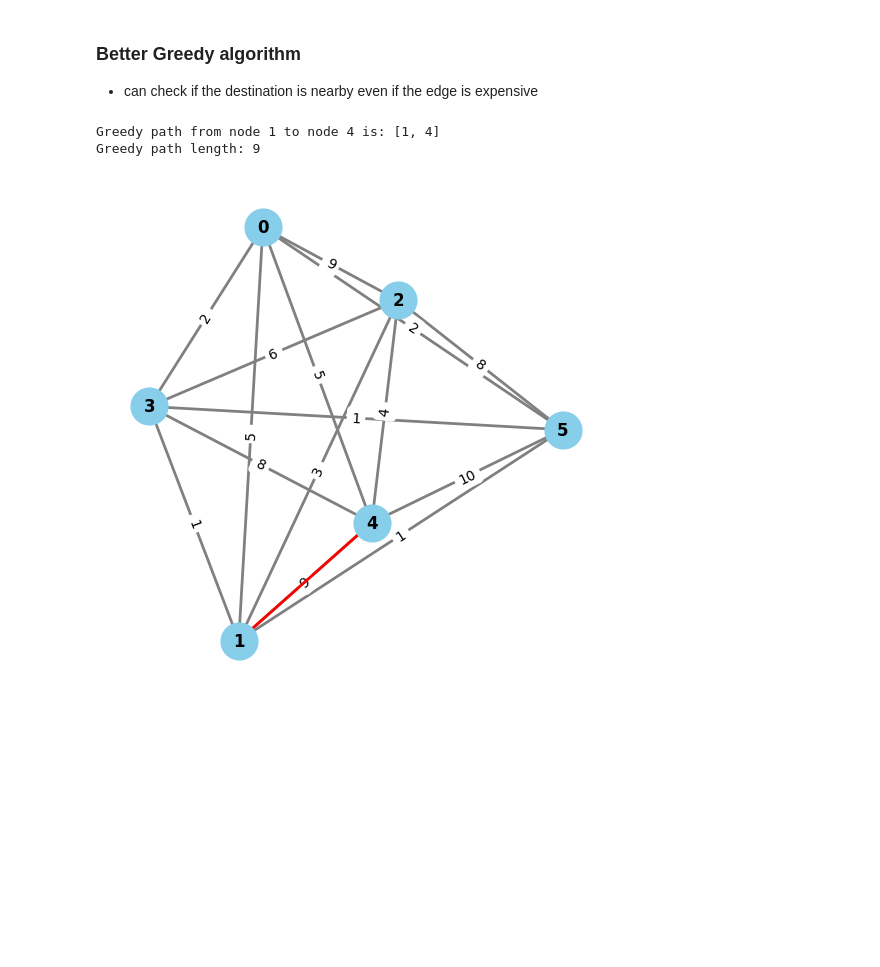
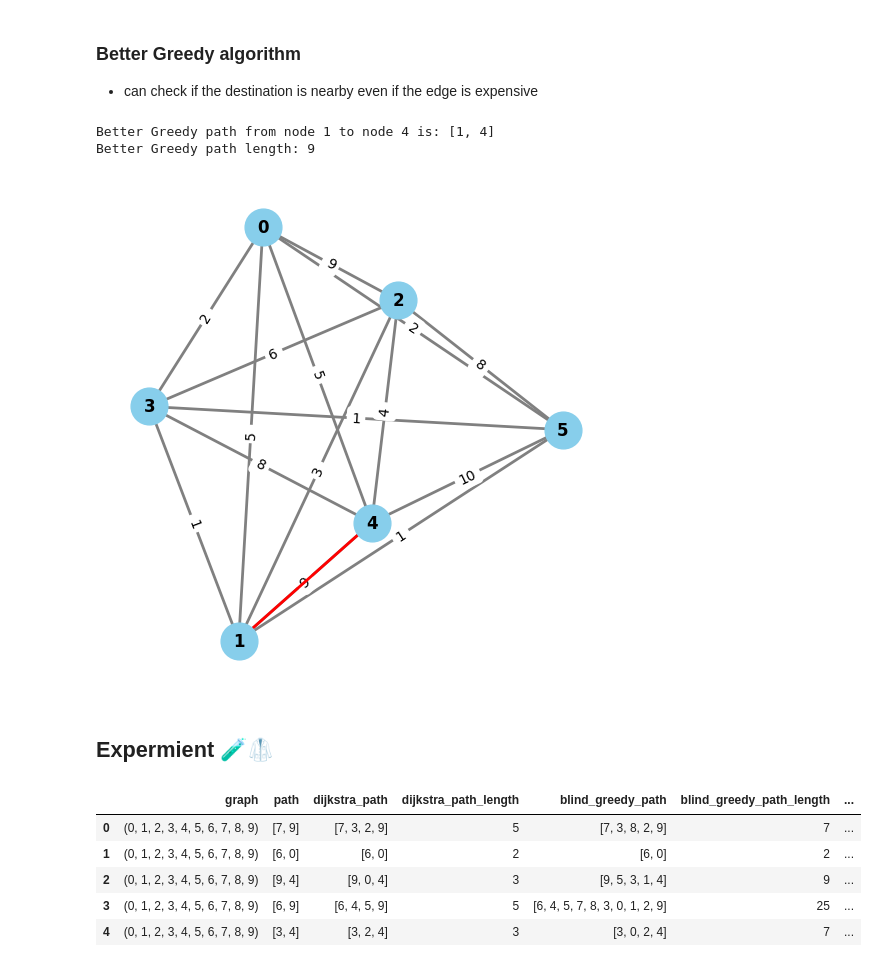
Before and after one commit to kaminskypavel/decision-making-book, a Jupyter notebook: diejkstra vs greedy.ipynb, the cells around one changed output. Saved outputs shown, nothing was run; the diff lists cells and outputs as text; code cells hidden in the pictures; blank space fills up the shorter version.

```diff
--- a/diejkstra vs greedy.ipynb
+++ b/diejkstra vs greedy.ipynb
@@ -124,11 +130,14 @@ def blind_greedy(G, start, end):
         path.append(next_node)
         current = next_node
     path_length = sum(G[path[i]][path[i + 1]]["weight"] for i in range(len(path) - 1))
-    print("Greedy path from node {} to node {} is: {}".format(start, end, path))
-    print("Greedy path length: {}".format(path_length))
 
     return path, path_length
 
-blind_greedy_path, blind_greedy_path_length = blind_greedy(G, 1, 4)
-plot_graph(G, path=blind_greedy_path)
+blind_greedy_path, blind_greedy_path_length = blind_greedy(G, start, end)
+
+print("Blind & Greedy path from node {} to node {} is: {}".format(start, end, blind_greedy_path))
+print("Blind & Greedy path length: {}".format(blind_greedy_path_length))
+
+plt= plot_graph(G, path=blind_greedy_path)
+plt.show()
 # %% [output]
@@ -156,15 +165,48 @@ def better_greedy(G, start,end):
         path.append(next_node)
         current = next_node
     path_length = sum(G[path[i]][path[i + 1]]["weight"] for i in range(len(path) - 1))
-    print("Greedy path from node {} to node {} is: {}".format(start, end, path))
-    print("Greedy path length: {}".format(path_length))
 
     return path, path_length
 
 
-better_greedy_path, better_greedy_path_length = better_greedy(G, 1, 4)
-plot_graph(G, path=better_greedy_path)
+better_greedy_path, better_greedy_path_length = better_greedy(G, start, end)
+print("Better Greedy path from node {} to node {} is: {}".format(start, end, better_greedy_path))
+print("Better Greedy path length: {}".format(better_greedy_path_length))
+
+plt = plot_graph(G, path=better_greedy_path)
+plt.show()
 # %% [output]
-Greedy path from node 1 to node 4 is: [1, 4]
-Greedy path length: 9
+Better Greedy path from node 1 to node 4 is: [1, 4]
+Better Greedy path length: 9
 [figure]
+# %% [markdown]
+## Expermient 🧪🥼
+# %%
+# generate a data frame that contains a column with a random graph g, a column with a randmon start edge from that graph, and a column with a random end  node from that graph
+
+import pandas as pd
+
+def generate_random_graphs(N, M=math.inf, num_graphs=10):
+    data = []
+    for i in range(num_graphs):
+        G = generate_random_graph(N, M)
+
+        start = random.randint(0, N-1)
+        end = random.randint(0, N-1)
+        while start == end:
+            end = random.randint(0, N-1)
+        dijekstra_path, dijekstra_path_length = dijkstra(G, start, end)
+        blind_greedy_path, blind_greedy_path_length = blind_greedy(G, start, end)
+        better_greedy_path, better_greedy_path_length = better_greedy(G, start, end)
+        data.append((G, [start, end], dijekstra_path, dijekstra_path_length, blind_greedy_path, blind_greedy_path_length, better_greedy_path, better_greedy_path_length))
+    return pd.DataFrame(data, columns=["graph", "path", "dijkstra_path", "dijkstra_path_length", "blind_greedy_path", "blind_greedy_path_length", "better_greedy_path", "better_greedy_path_length"])
+
+df = generate_random_graphs(N=10, num_graphs=10)
+df.head()
+# %% [output]
+|  | graph | path | dijkstra_path | dijkstra_path_length | blind_greedy_path | blind_greedy_path_length | ... |
+| 0 | (0, 1, 2, 3, 4, 5, 6, 7, 8, 9) | [7, 9] | [7, 3, 2, 9] | 5 | [7, 3, 8, 2, 9] | 7 | ... |
+| 1 | (0, 1, 2, 3, 4, 5, 6, 7, 8, 9) | [6, 0] | [6, 0] | 2 | [6, 0] | 2 | ... |
+| 2 | (0, 1, 2, 3, 4, 5, 6, 7, 8, 9) | [9, 4] | [9, 0, 4] | 3 | [9, 5, 3, 1, 4] | 9 | ... |
+| 3 | (0, 1, 2, 3, 4, 5, 6, 7, 8, 9) | [6, 9] | [6, 4, 5, 9] | 5 | [6, 4, 5, 7, 8, 3, 0, 1, 2, 9] | 25 | ... |
+| 4 | (0, 1, 2, 3, 4, 5, 6, 7, 8, 9) | [3, 4] | [3, 2, 4] | 3 | [3, 0, 2, 4] | 7 | ... |
```
Also changed, not shown: parts of 4 cells of this notebook.
